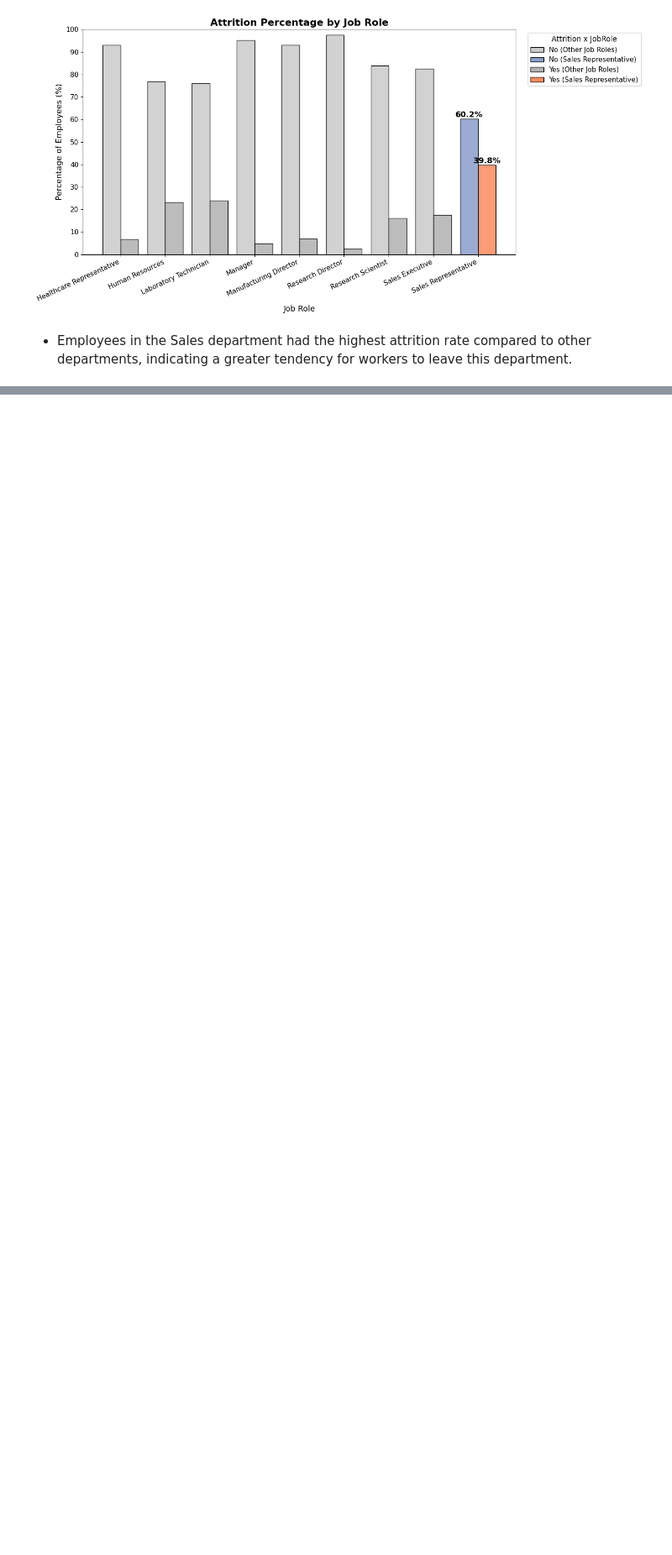
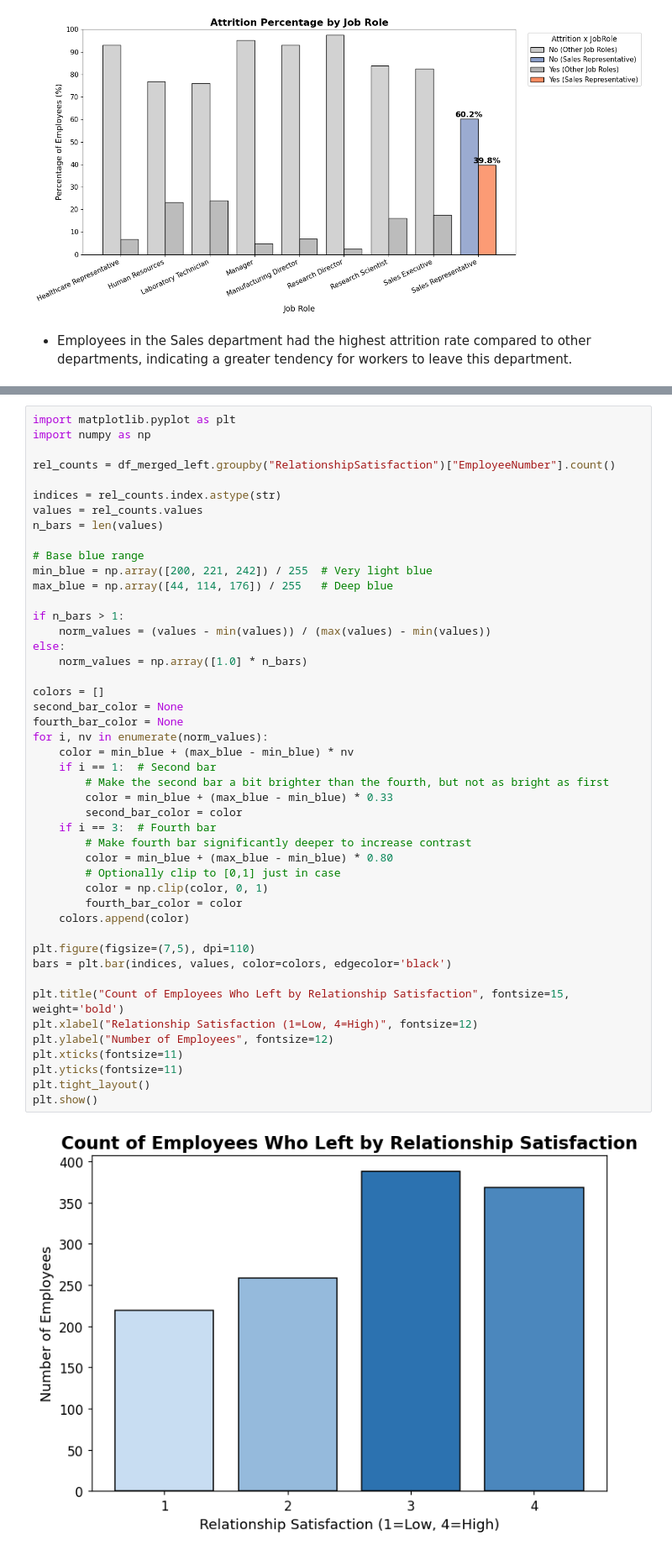
Before and after one commit to MaayanBH/HR_DataAnalysis, a Jupyter notebook: python_data_project.ipynb, the cells around one changed output, grey strips where cells are left out. Shown at 84% size. Cells and saved outputs as stored; diff of their text form; blank space fills up the shorter version.

```diff
--- a/python_data_project.ipynb
+++ b/python_data_project.ipynb
@@ -835,0 +871,48 @@ plt.show()
+# %%
+import matplotlib.pyplot as plt
+import numpy as np
+
+rel_counts = df_merged_left.groupby("RelationshipSatisfaction")["EmployeeNumber"].count()
+
+indices = rel_counts.index.astype(str)
+values = rel_counts.values
+n_bars = len(values)
+
+# Base blue range
+min_blue = np.array([200, 221, 242]) / 255  # Very light blue
+max_blue = np.array([44, 114, 176]) / 255   # Deep blue
+
+if n_bars > 1:
+    norm_values = (values - min(values)) / (max(values) - min(values))
+else:
+    norm_values = np.array([1.0] * n_bars)
+
+colors = []
+second_bar_color = None
+fourth_bar_color = None
+for i, nv in enumerate(norm_values):
+    color = min_blue + (max_blue - min_blue) * nv
+    if i == 1:  # Second bar
+        # Make the second bar a bit brighter than the fourth, but not as bright as first
+        color = min_blue + (max_blue - min_blue) * 0.33
+        second_bar_color = color
+    if i == 3:  # Fourth bar
+        # Make fourth bar significantly deeper to increase contrast
+        color = min_blue + (max_blue - min_blue) * 0.80
+        # Optionally clip to [0,1] just in case
+        color = np.clip(color, 0, 1)
+        fourth_bar_color = color
+    colors.append(color)
+
+plt.figure(figsize=(7,5), dpi=110)
+bars = plt.bar(indices, values, color=colors, edgecolor='black')
+
+plt.title("Count of Employees Who Left by Relationship Satisfaction", fontsize=15, weight='bold')
+plt.xlabel("Relationship Satisfaction (1=Low, 4=High)", fontsize=12)
+plt.ylabel("Number of Employees", fontsize=12)
+plt.xticks(fontsize=11)
+plt.yticks(fontsize=11)
+plt.tight_layout()
+plt.show()
+# %% [output]
+[figure, added]
```
Also changed, not shown: parts of 10 cells of this notebook.
